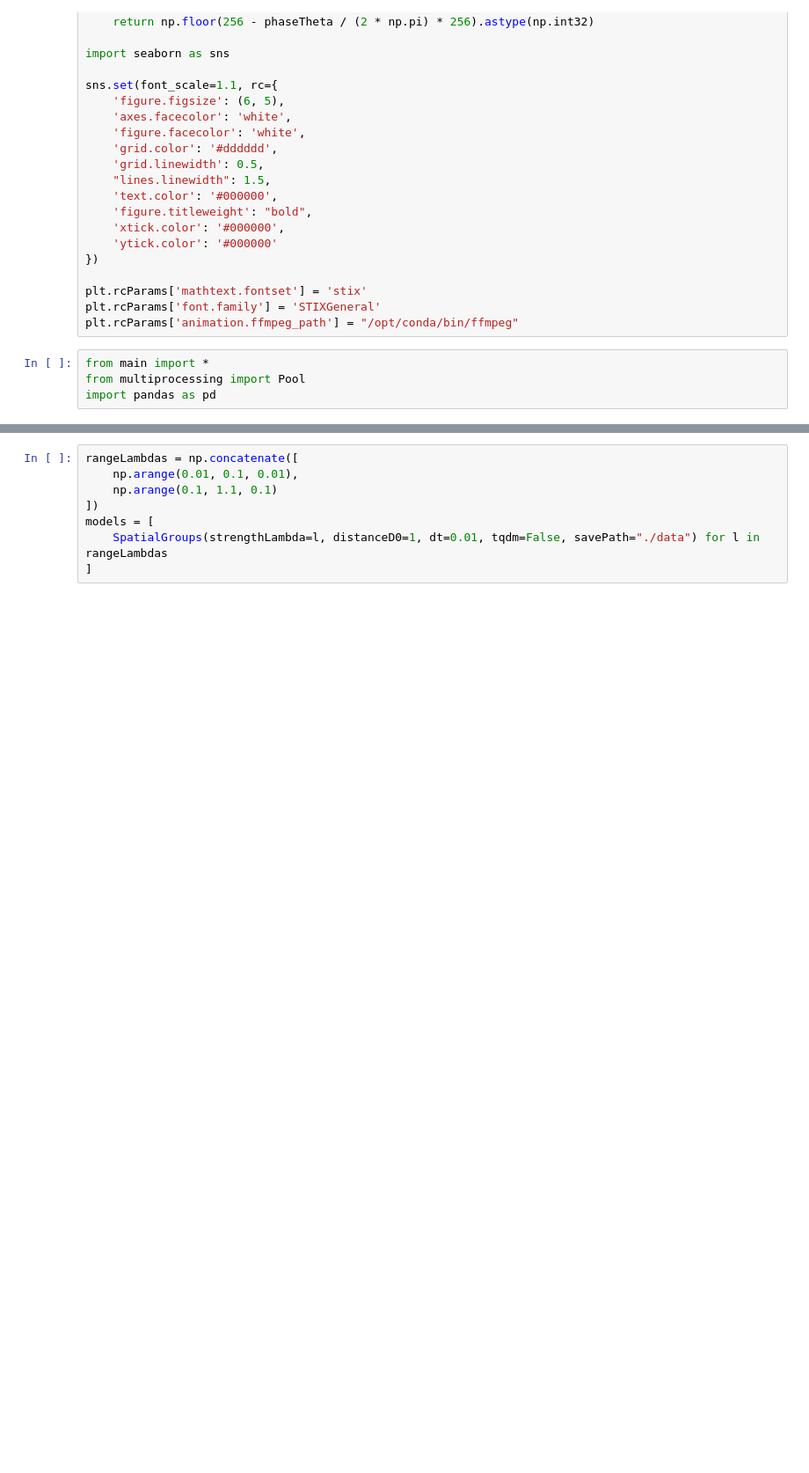
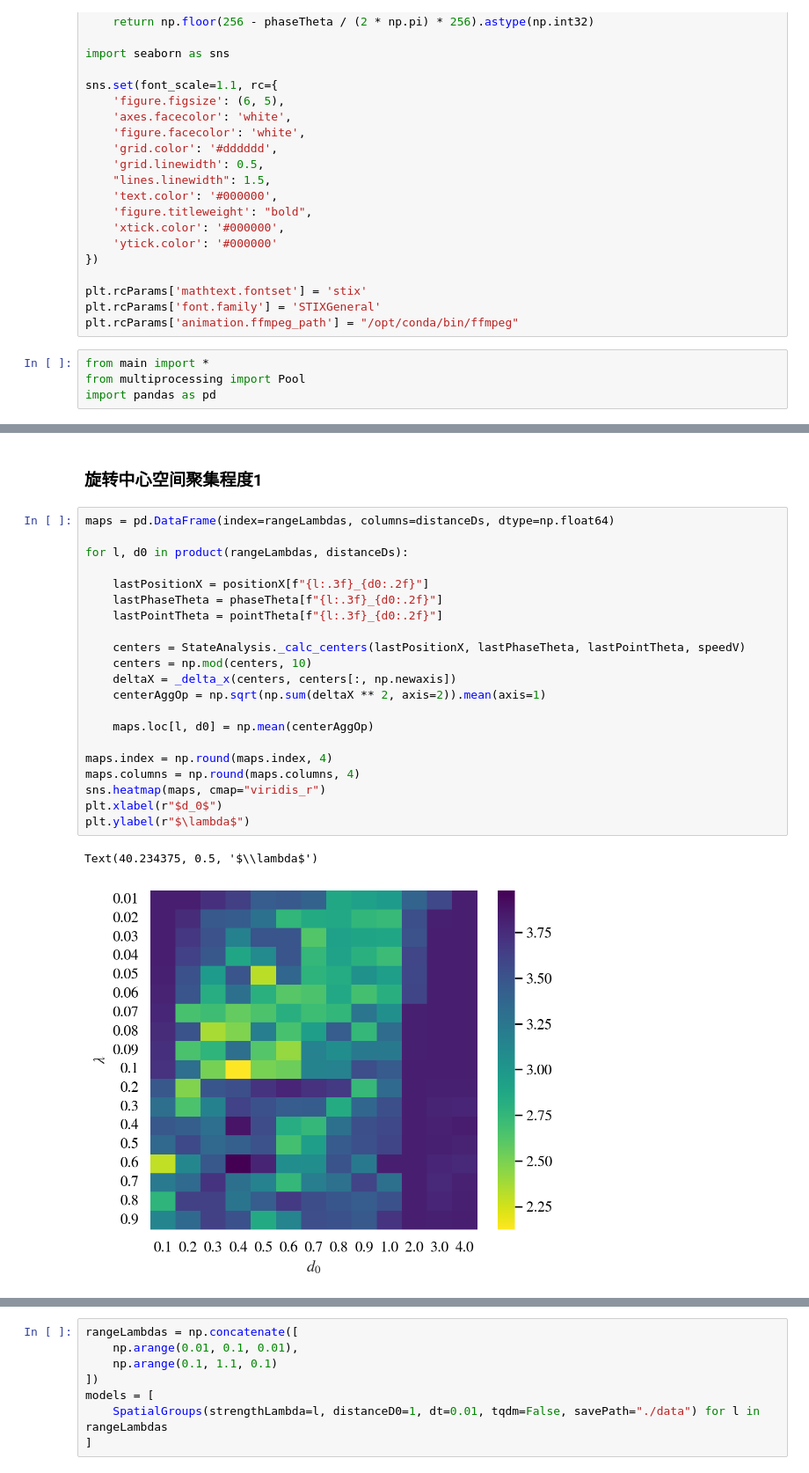
Before and after one commit to Than-Mark/Swarmalator-Experiment, a Jupyter notebook: [PJT_XYX] Spatial groups and cyclic oscillations/plotFigs.ipynb, the cells around one changed output, grey strips where cells are left out. Shown at 88% size. Drawn from its saved outputs; the diff is of its cells as text; blank space fills up the shorter version.

```diff
--- a/[PJT_XYX] Spatial groups and cyclic oscillations/plotFigs.ipynb
+++ b/[PJT_XYX] Spatial groups and cyclic oscillations/plotFigs.ipynb
@@ -1019,0 +1087,26 @@ sns.heatmap(maps, cmap="viridis") # vmax=0.5
+# %% [markdown]
+### 旋转中心空间聚集程度1
+# %%
+maps = pd.DataFrame(index=rangeLambdas, columns=distanceDs, dtype=np.float64)
+
+for l, d0 in product(rangeLambdas, distanceDs):
+
+    lastPositionX = positionX[f"{l:.3f}_{d0:.2f}"]
+    lastPhaseTheta = phaseTheta[f"{l:.3f}_{d0:.2f}"]
+    lastPointTheta = pointTheta[f"{l:.3f}_{d0:.2f}"]
+
+    centers = StateAnalysis._calc_centers(lastPositionX, lastPhaseTheta, lastPointTheta, speedV)
+    centers = np.mod(centers, 10)
+    deltaX = _delta_x(centers, centers[:, np.newaxis])
+    centerAggOp = np.sqrt(np.sum(deltaX ** 2, axis=2)).mean(axis=1)
+
+    maps.loc[l, d0] = np.mean(centerAggOp)
+
+maps.index = np.round(maps.index, 4)
+maps.columns = np.round(maps.columns, 4)
+sns.heatmap(maps, cmap="viridis_r")
+plt.xlabel(r"$d_0$")
+plt.ylabel(r"$\lambda$")
+# %% [output]
+Text(40.234375, 0.5, '$\\lambda$')
+[figure, added]
```
Also changed, not shown: parts of 50 cells of this notebook, 1 other file.
